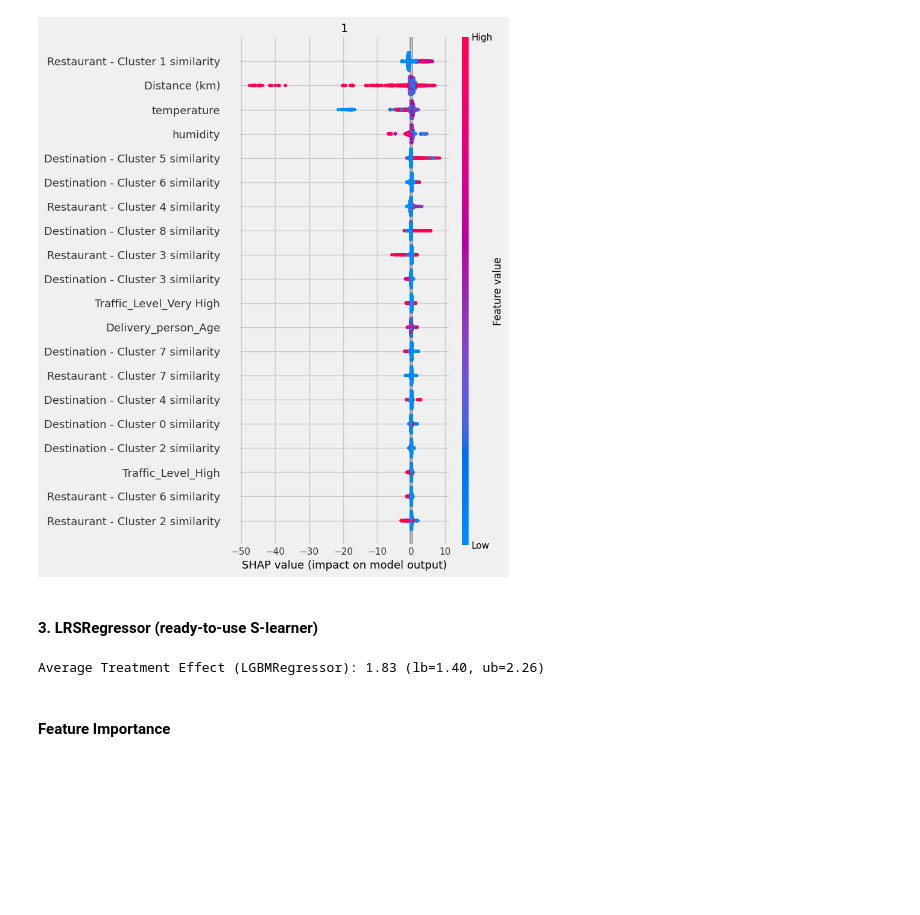
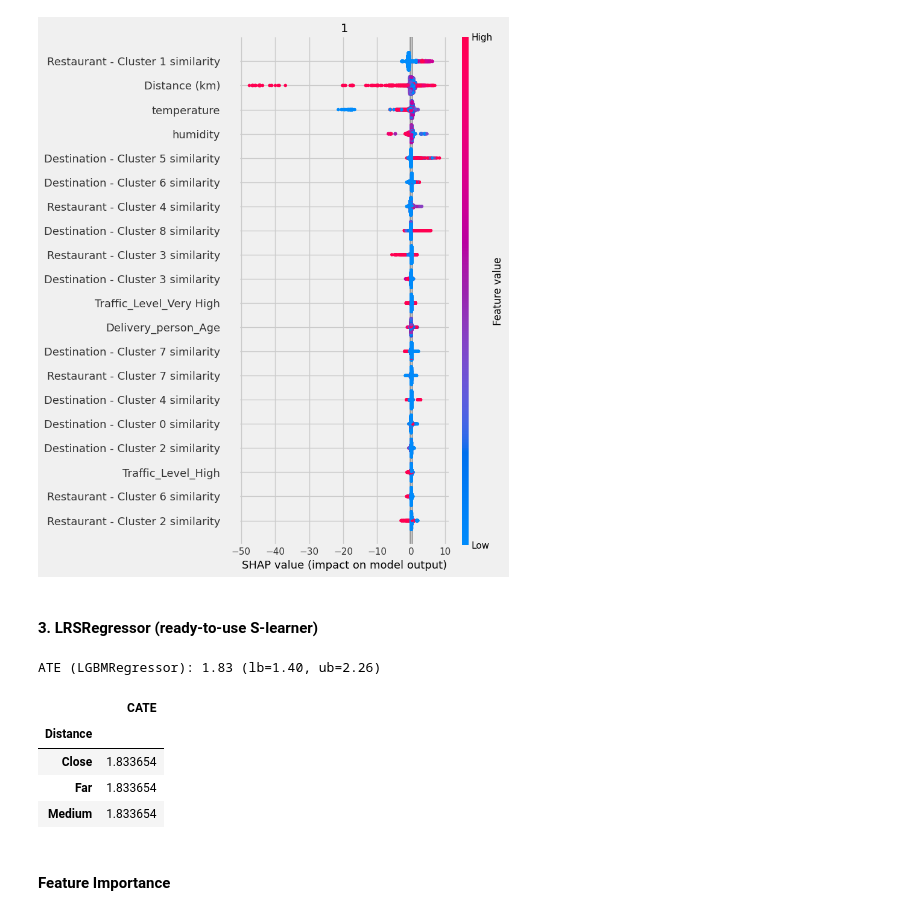
Before and after one commit to arial0322/Causal-Inference, a Jupyter notebook: causal_inference.ipynb, the cells around one changed output. Drawn from its saved outputs; the diff is of its cells as text; code cells hidden in the pictures; blank space fills up the shorter version.

```diff
--- a/causal_inference.ipynb
+++ b/causal_inference.ipynb
@@ -681,9 +724,24 @@ And if memory is not enough, you can set `force_col_wise=true`.
 # %%
 learner_s = LRSRegressor()
 ate_s, lb_s, ub_s = learner_s.estimate_ate(X=X, treatment=treatment, y=y)
-print('Average Treatment Effect (LGBMRegressor): {:.2f} (lb={:.2f}, ub={:.2f})'.format(ate_s[0], lb_s[0], ub_s[0]))
+print('ATE (LGBMRegressor): {:.2f} (lb={:.2f}, ub={:.2f})'.format(ate_s[0], lb_s[0], ub_s[0]))
 # %% [output]
-Average Treatment Effect (LGBMRegressor): 1.83 (lb=1.40, ub=2.26)
+ATE (LGBMRegressor): 1.83 (lb=1.40, ub=2.26)
+# %%
+ite_s = learner_s.fit_predict(X=X, treatment=treatment, y=y)
+
+df_cate = pd.DataFrame(X)
+df_cate["ITE"] = ite_s
+df_cate['Distance'] = df_cate['Distance (km)'].apply(lambda x: 'Close' if x <= 10 else ('Far' if x > 20 else 'Medium'))
+
+cate_by_distance = df_cate.groupby("Distance")["ITE"].agg(CATE='mean')
+cate_by_distance
+# %% [output]
+|  | CATE |
+| Distance |  |
+| Close | 1.833654 |
+| Far | 1.833654 |
+| Medium | 1.833654 |
 # %% [markdown]
 #### Feature Importance
 # %%
```
Also changed, not shown: parts of 17 cells of this notebook.
